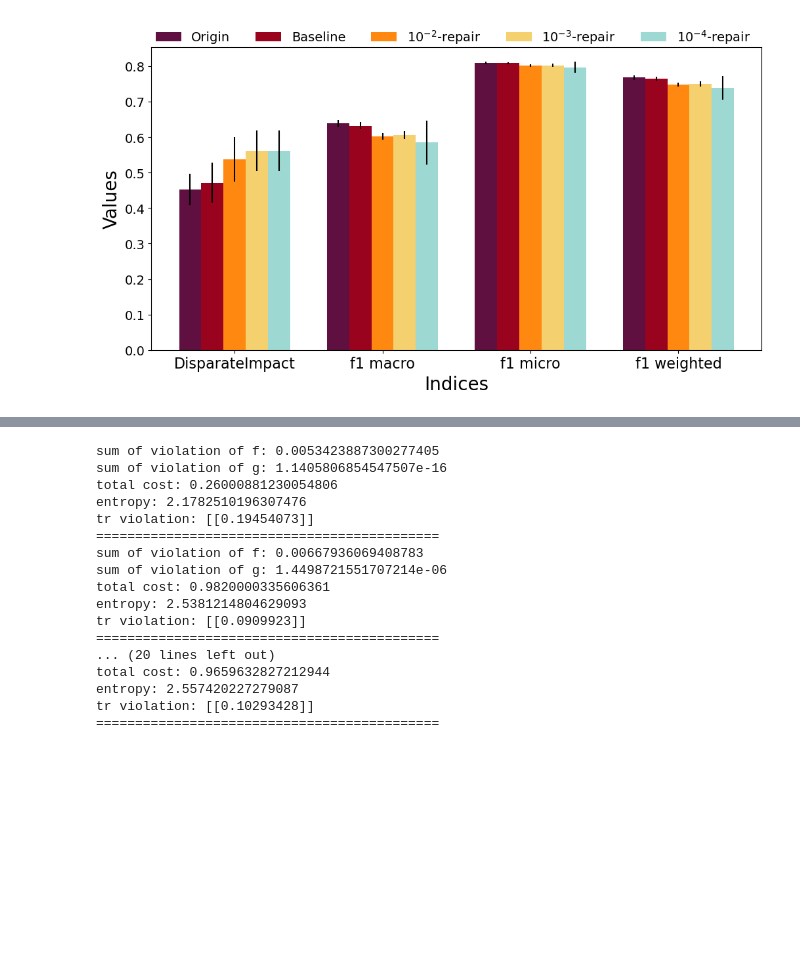
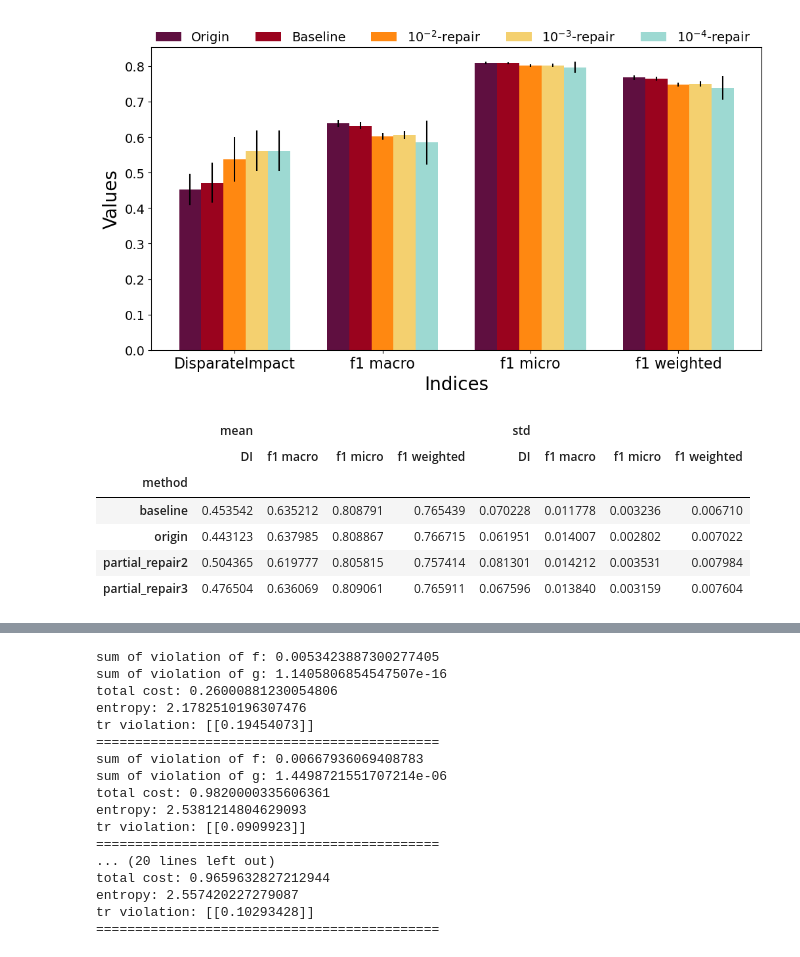
Before and after one commit to Quan-Zhou/OT_Debiasing, a Jupyter notebook: Dykstra_fromadult_higher.ipynb, the cells around one changed output, grey strips where cells are left out. Saved outputs shown, nothing was run; the diff lists cells and outputs as text; code cells hidden in the pictures; blank space fills up the shorter version.

```diff
--- a/Dykstra_fromadult_higher.ipynb
+++ b/Dykstra_fromadult_higher.ipynb
@@ -500,6 +500,23 @@ plt.rcParams['ps.fonttype'] = 42
 plt.savefig("C:/Users/zhouq/Documents/optimal_transport/adult_higher.pdf",bbox_inches='tight')
 # %% [output]
 [figure]
+# %%
+report=pd.read_csv('C:/Users/zhouq/Documents/optimal_transport/report_first.csv')
+performance=list(report.columns)[:-1]
+#methods=['origin','baseline','partial repair']
+methods=['origin','baseline','partial_repair2','partial_repair3']
+#list(set(report['method']))
+colors=['#5f0f40','#9a031e','#FF8811','#F4D06F','#9DD9D2']
+pivot=pd.pivot_table(report,index=['method'],values=performance,aggfunc=[np.mean,np.std])
+pivot
+# %% [output]
+|  | mean |  |  |  | std |  |  |  |
+|  | DI | f1 macro | f1 micro | f1 weighted | DI | f1 macro | f1 micro | f1 weighted |
+| method |  |  |  |  |  |  |  |  |
+| baseline | 0.453542 | 0.635212 | 0.808791 | 0.765439 | 0.070228 | 0.011778 | 0.003236 | 0.006710 |
+| origin | 0.443123 | 0.637985 | 0.808867 | 0.766715 | 0.061951 | 0.014007 | 0.002802 | 0.007022 |
+| partial_repair2 | 0.504365 | 0.619777 | 0.805815 | 0.757414 | 0.081301 | 0.014212 | 0.003531 | 0.007984 |
+| partial_repair3 | 0.476504 | 0.636069 | 0.809061 | 0.765911 | 0.067596 | 0.013840 | 0.003159 | 0.007604 |
 # %%
 ind=np.arange(len(performance))
 width = 0.15
```
Also changed, not shown: parts of 1 cell of this notebook.
